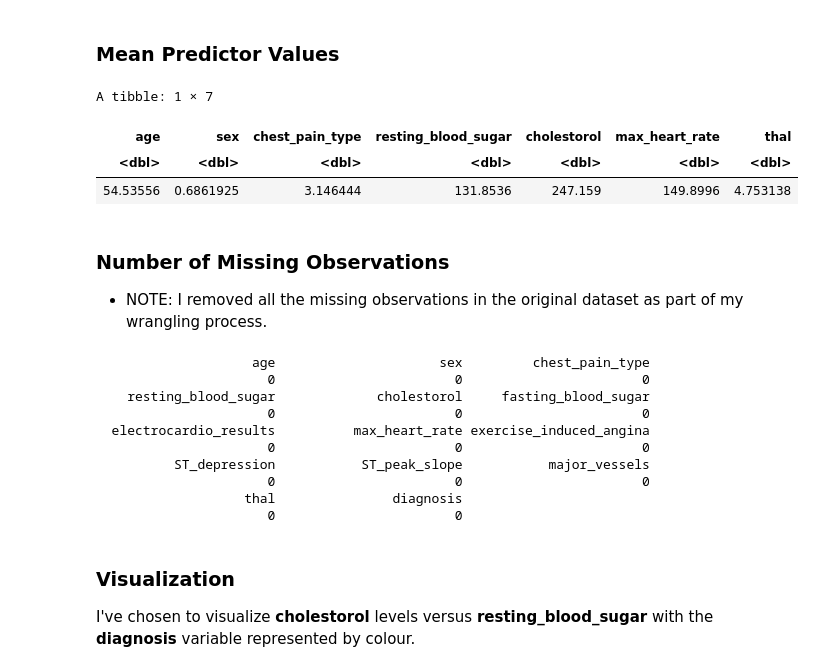
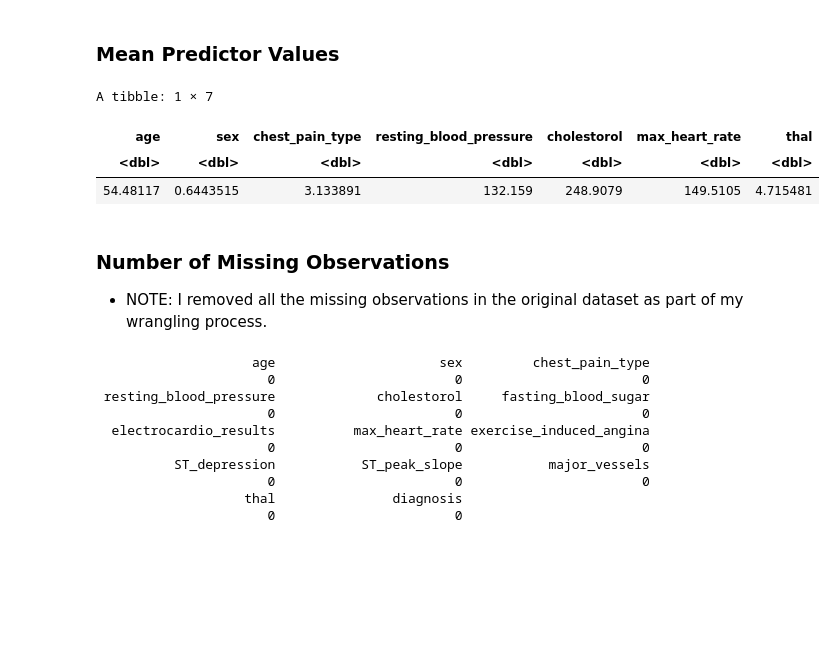
Before and after one commit to meleongg/dsci-100-project, a Jupyter notebook: proposal.ipynb, the cells around one changed output. Cells and saved outputs as stored; diff of their text form; code cells hidden in the pictures; blank space fills up the shorter version.

```diff
--- a/proposal.ipynb
+++ b/proposal.ipynb
@@ -48,7 +48,7 @@ However, I perform some wrangling improvements:
 - Removing 6 observations with missing data
 # %%
 heart_disease <- read_csv("data/processed.cleveland.data",
-                          col_names = c("age", "sex", "chest_pain_type", "resting_blood_sugar", "cholestorol", "fasting_blood_sugar", "electrocardio_results", "max_heart_rate", "exercise_induced_angina", "ST_depression", "ST_peak_slope", "major_vessels", "thal", "diagnosis"))
+                          col_names = c("age", "sex", "chest_pain_type", "resting_blood_pressure", "cholestorol", "fasting_blood_sugar", "electrocardio_results", "max_heart_rate", "exercise_induced_angina", "ST_depression", "ST_peak_slope", "major_vessels", "thal", "diagnosis"))
 
 heart_disease[c("diagnosis")][which(heart_disease$diagnosis > 1), ] <- 1
 
@@ -238,15 +125,15 @@ A tibble: 2 × 3
 ### Mean Predictor Values
 # %%
 heart_disease_predictors <- heart_disease_train %>%
-    select(age, sex, chest_pain_type, resting_blood_sugar, cholestorol, max_heart_rate, thal) %>%
+    select(age, sex, chest_pain_type, resting_blood_pressure, cholestorol, max_heart_rate, thal) %>%
     map_df(mean)
 
 heart_disease_predictors
 # %% [output]
 A tibble: 1 × 7
-| age | sex | chest_pain_type | resting_blood_sugar | cholestorol | max_heart_rate | thal |
+| age | sex | chest_pain_type | resting_blood_pressure | cholestorol | max_heart_rate | thal |
 | <dbl> | <dbl> | <dbl> | <dbl> | <dbl> | <dbl> | <dbl> |
-| 54.53556 | 0.6861925 | 3.146444 | 131.8536 | 247.159 | 149.8996 | 4.753138 |
+| 54.48117 | 0.6443515 | 3.133891 | 132.159 | 248.9079 | 149.5105 | 4.715481 |
 # %% [markdown]
 ### Number of Missing Observations
 - NOTE: I removed all the missing observations in the original dataset as part of my wrangling process.
@@ -257,7 +144,7 @@ print(naCols)
 # %% [output]
                     age                     sex         chest_pain_type
                       0                       0                       0
-    resting_blood_sugar             cholestorol     fasting_blood_sugar
+ resting_blood_pressure             cholestorol     fasting_blood_sugar
                       0                       0                       0
   electrocardio_results          max_heart_rate exercise_induced_angina
                       0                       0                       0
@@ -265,6 +152,3 @@ print(naCols)
                       0                       0                       0
                    thal               diagnosis
                       0                       0
-# %% [markdown]
-### Visualization
-I've chosen to visualize <b>cholestorol</b> levels versus <b>resting_blood_sugar</b> with the <b>diagnosis</b> variable represented by colour.
```
Also changed, not shown: parts of 20 cells of this notebook.
